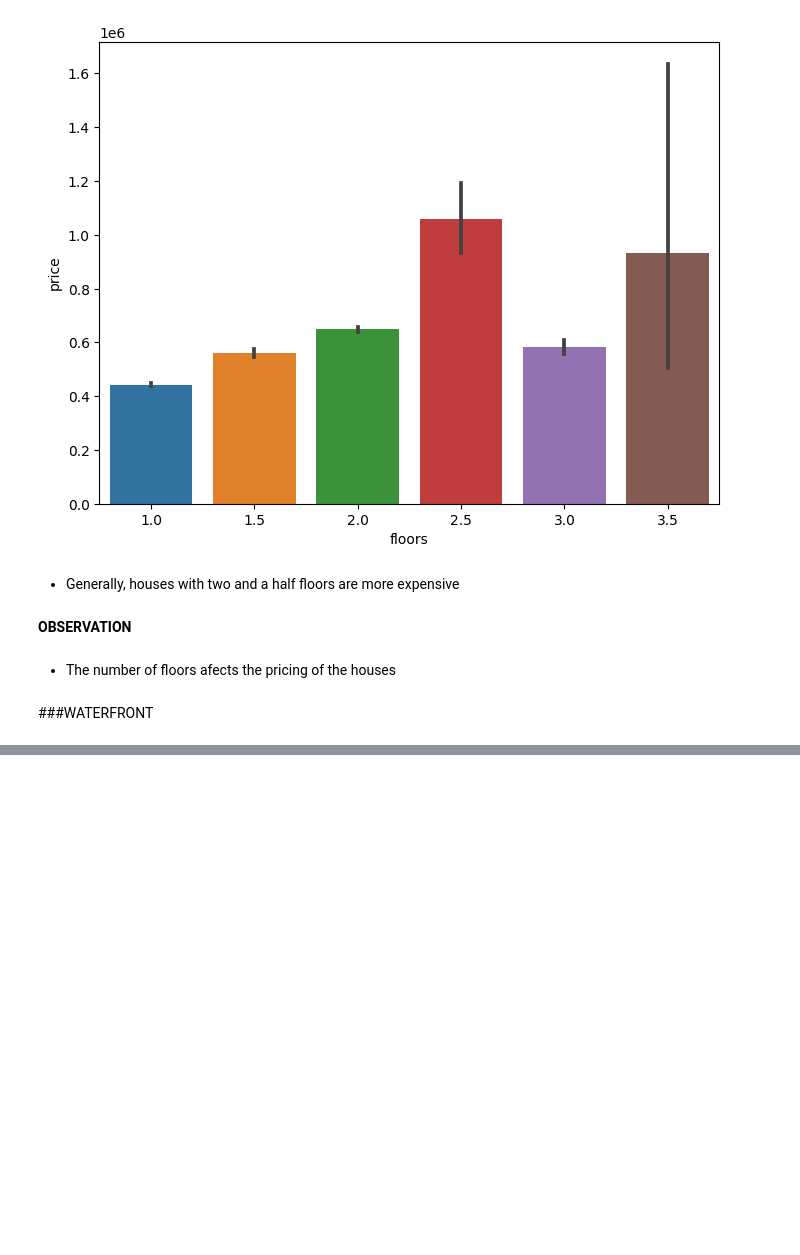
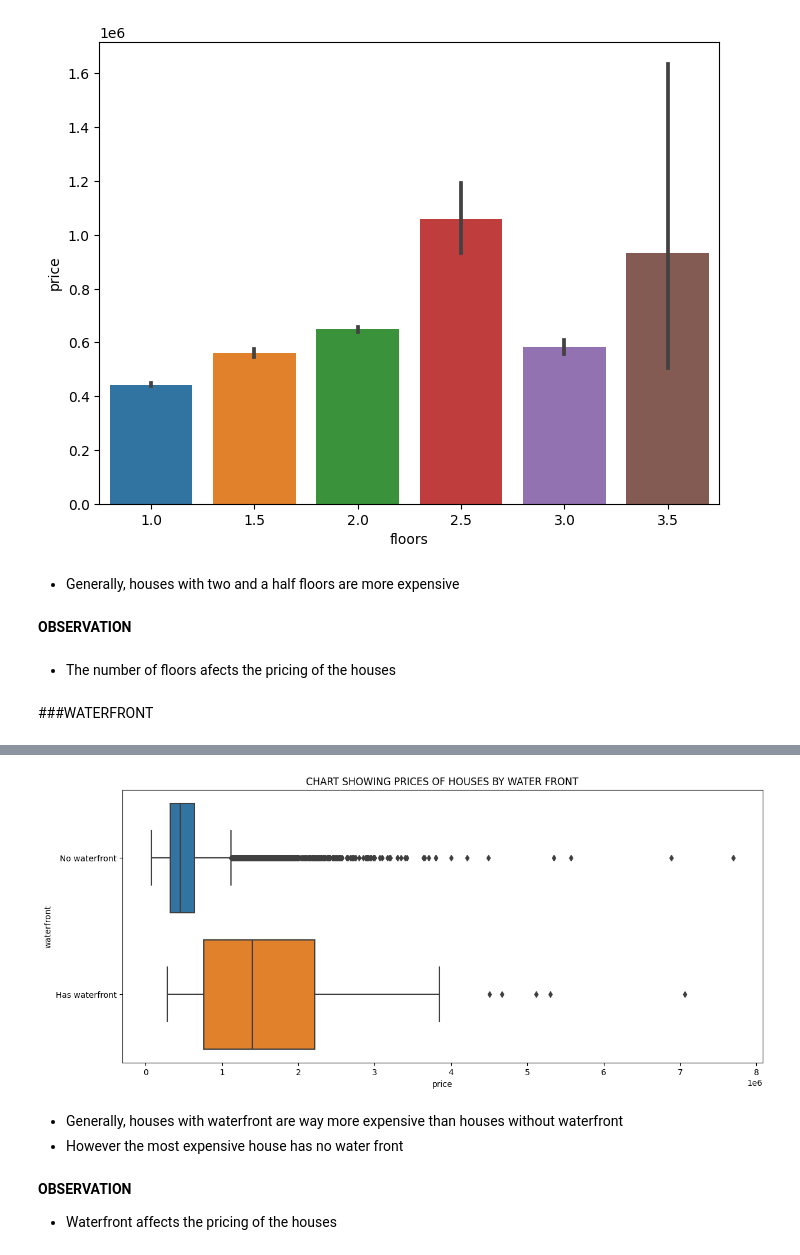
Before and after one commit to MikeDeecode/KC-properties-price-analysis, a Jupyter notebook: kc_properties_analysis.ipynb, the cells around one changed output, grey strips where cells are left out. Cells and saved outputs as stored; diff of their text form; code cells hidden in the pictures; blank space fills up the shorter version.

```diff
--- a/kc_properties_analysis.ipynb
+++ b/kc_properties_analysis.ipynb
@@ -304,0 +333,18 @@ sns.barplot('floors', 'price', data = kc_properties)
+# %%
+waterfront_df= kc_properties[['waterfront', 'price']]
+waterfront_df['waterfront'].replace(to_replace = 0, value = 'No waterfront', inplace = True)
+waterfront_df['waterfront'].replace(to_replace = 1, value = 'Has waterfront', inplace = True)
+# %%
+plt.figure(figsize = (14, 6))
+sns.boxplot('price', 'waterfront', data = waterfront_df)
+plt.title("CHART SHOWING PRICES OF HOUSES BY WATER FRONT")
+plt.show()
+# %% [output]
+[figure, added]
+# %% [markdown]
+* Generally, houses with waterfront are way more expensive than houses without waterfront
+* However the most expensive house has no water front
+# %% [markdown]
+**OBSERVATION**
+
+* Waterfront affects the pricing of the houses
```
Also changed, not shown: parts of 7 cells of this notebook.
